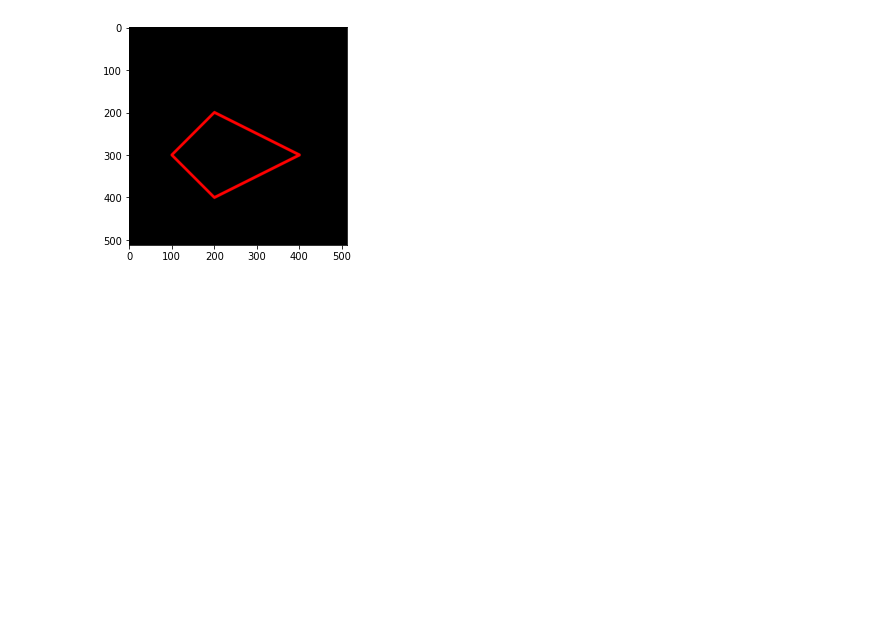
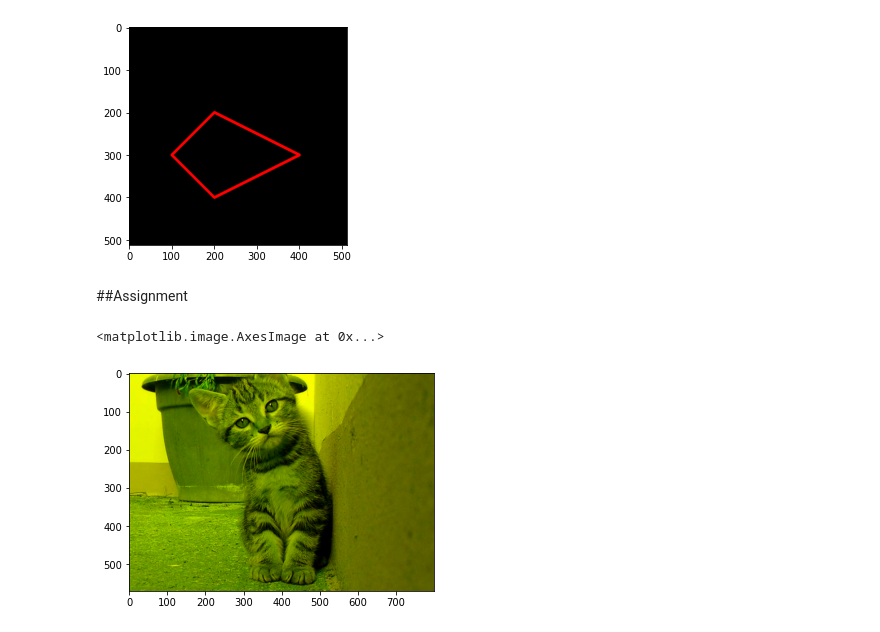
Before and after one commit to wahyupratama18/PCVK_Genap_2022, a Jupyter notebook: Week 2.ipynb, the cells around one changed output. Drawn from its saved outputs; the diff is of its cells as text; code cells hidden in the pictures; blank space fills up the shorter version.

```diff
--- a/Week 2.ipynb
+++ b/Week 2.ipynb
@@ -148,3 +148,13 @@ plt.imshow(black2)
 # %% [output]
 <matplotlib.image.AxesImage at 0x...>
 [figure]
+# %% [markdown]
+##Assignment
+# %%
+#1 - RG [src:https://lindevs.com/extract-individual-channels-from-rgb-image-using-opencv] remove unnecessary channel only :')
+rg = img.copy()
+rg[:,:,2] = 0
+plt.imshow(rg)
+# %% [output]
+<matplotlib.image.AxesImage at 0x...>
+[figure, added]
```
Also changed, not shown: parts of 3 cells of this notebook.
